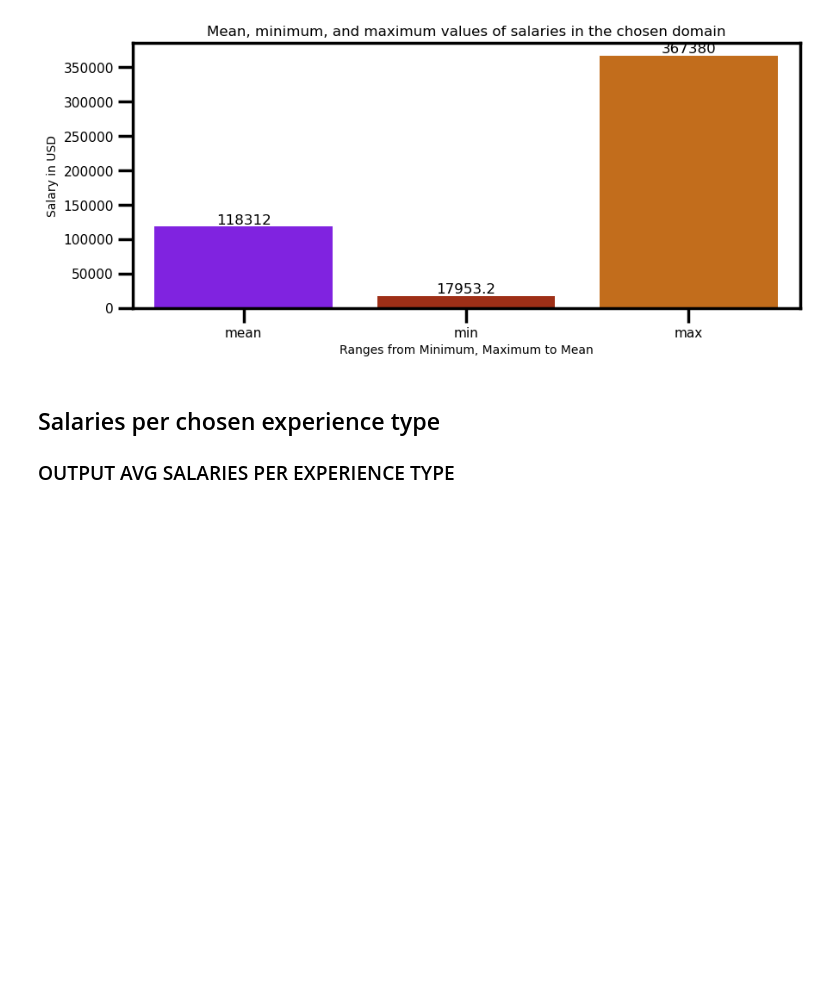
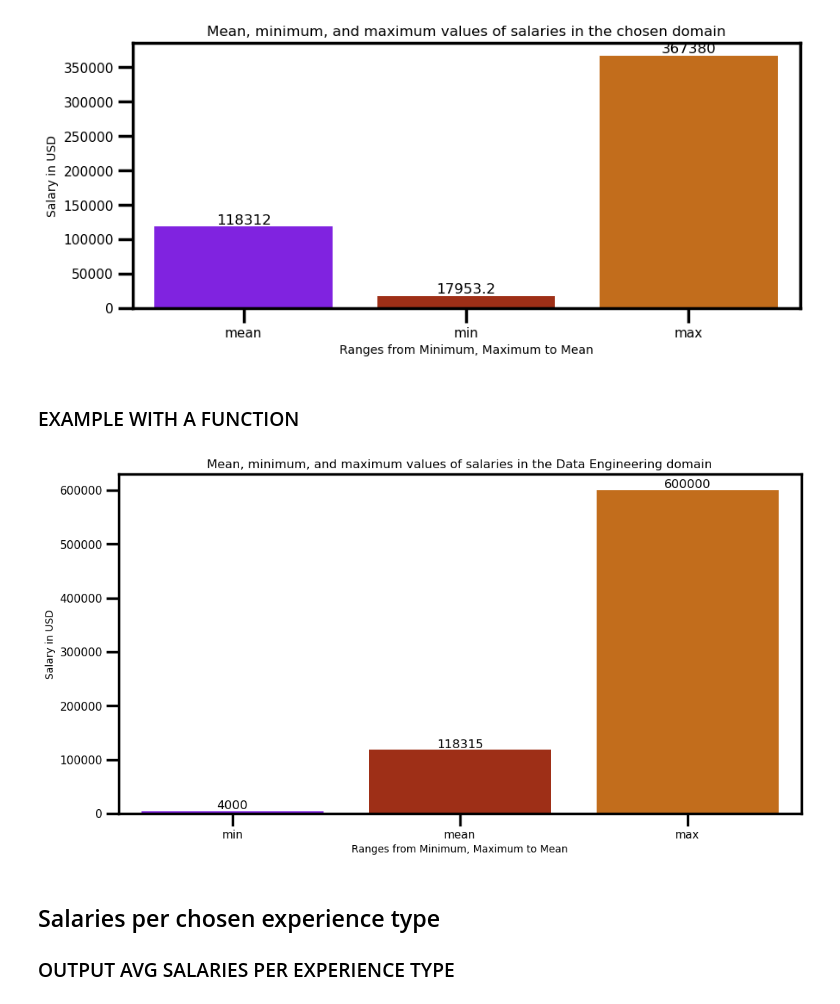
Before and after one commit to adzict/data_science_salaries, a Jupyter notebook: Data Science Salaries Dataset Exploration.ipynb, the cells around one changed output. Saved outputs shown, nothing was run; the diff lists cells and outputs as text; code cells hidden in the pictures; blank space fills up the shorter version.

```diff
--- a/Data Science Salaries Dataset Exploration.ipynb
+++ b/Data Science Salaries Dataset Exploration.ipynb
@@ -379,6 +379,30 @@ plt.title('Mean, minimum, and maximum values of salaries in the chosen domain',
 plt.show();
 # %% [output]
 [figure]
+# %% [markdown]
+### EXAMPLE WITH A FUNCTION
+# %%
+def create_bar_chart(user_domain):
+
+    #st.subheader(f'Average, minimum and maximum salaries for the {user_domain} domain are:')
+
+    user_domain_df = salaries_final.loc[salaries_final['domain'] == user_domain]
+    salary_ranges = user_domain_df.groupby('domain').agg({'salary_in_usd': ['min', 'mean', 'max']}).stack().reset_index()
+
+    #bar chart
+    fig = plt.figure(figsize=(12, 6))
+    ax = sns.barplot(salary_ranges, x = 'level_1', y = 'salary_in_usd', ci = None, palette = 'gnuplot')
+    plt.bar_label(ax.containers[0])
+    plt.ylabel('Salary in USD', fontsize=10)
+    plt.xlabel('Ranges from Minimum, Maximum to Mean', fontsize=10)
+    plt.yticks(rotation = 0)
+    plt.title(f'Mean, minimum, and maximum values of salaries in the {user_domain} domain', fontsize = 12)
+    #st.pyplot(fig)
+    plt.show()
+# %%
+create_bar_chart('Data Engineering')
+# %% [output]
+[figure, added]
 # %% [markdown]
 ## Salaries per chosen experience type
 
```
Also changed, not shown: parts of 1 cell of this notebook, 1 other file.
